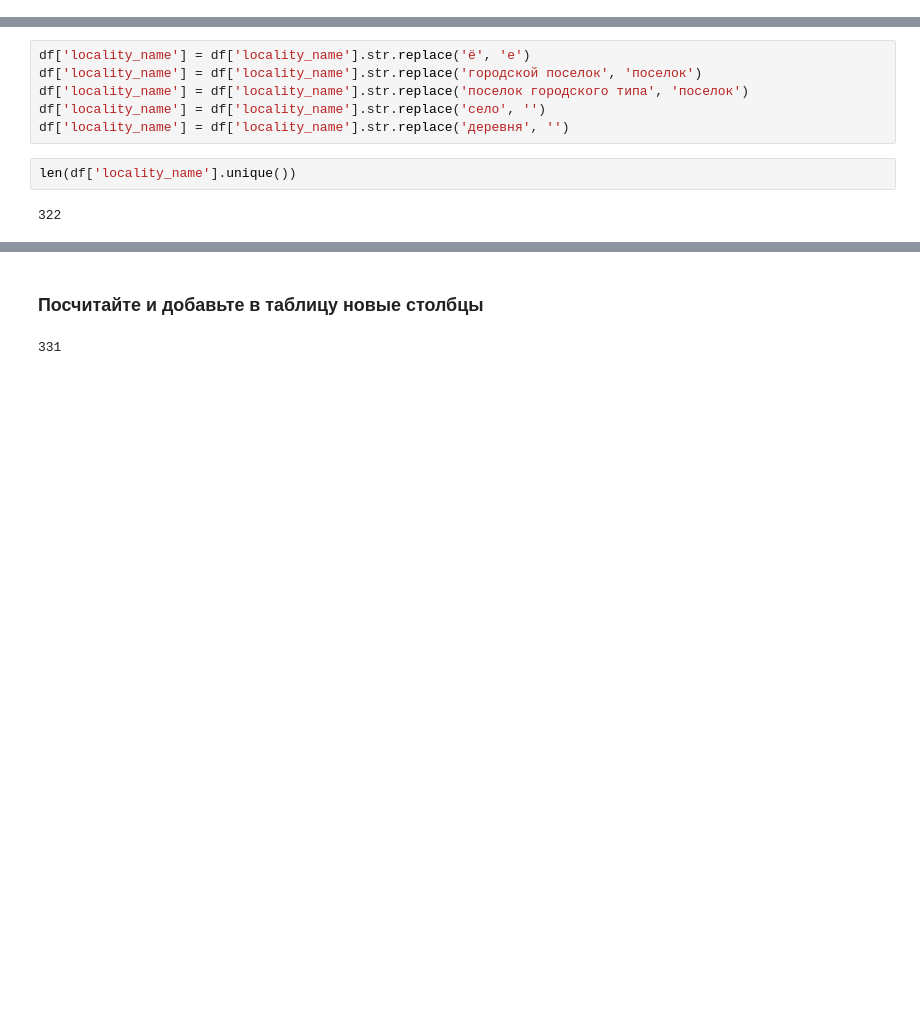
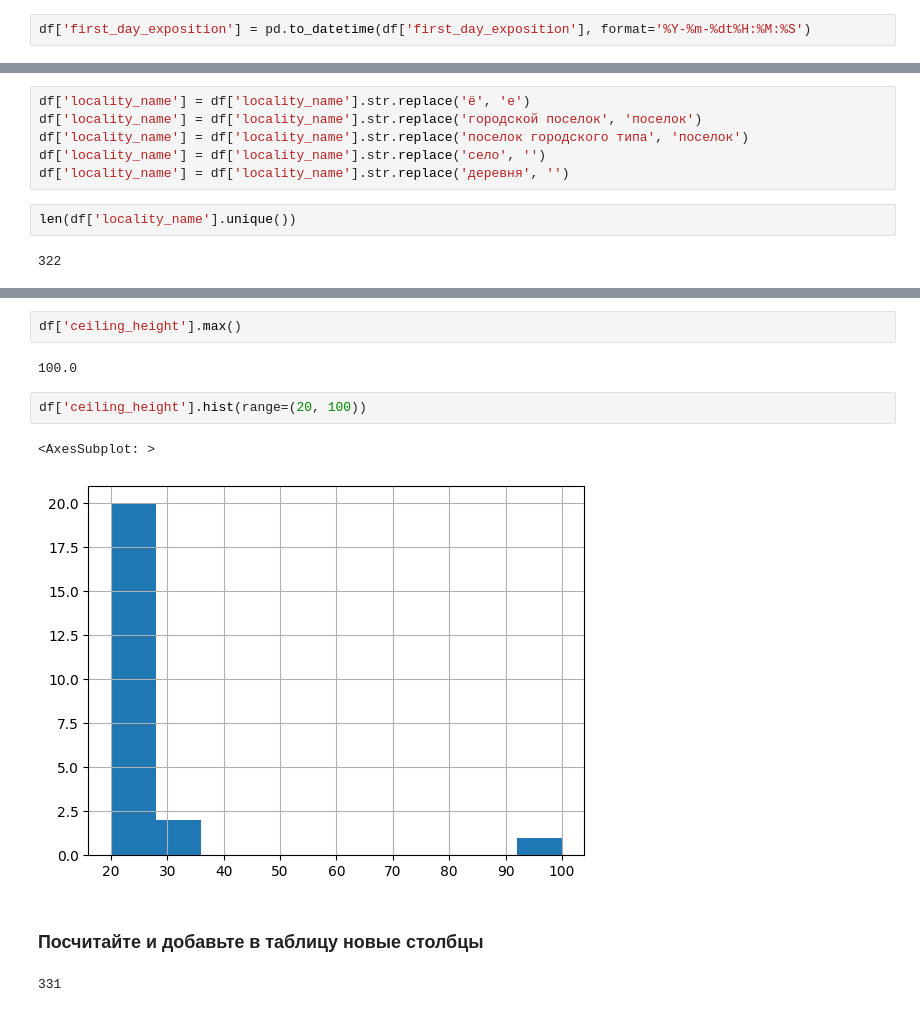
Before and after one commit to Shurick-G/practicum, a Jupyter notebook: data_exploratory analysis/d83ccfb7-2536-4a1f-b3bd-c84b51cb1ccb.ipynb, the cells around one changed output, grey strips where cells are left out. Cells and saved outputs as stored; diff of their text form; blank space fills up the shorter version.

```diff
--- a/data_exploratory analysis/d83ccfb7-2536-4a1f-b3bd-c84b51cb1ccb.ipynb
+++ b/data_exploratory analysis/d83ccfb7-2536-4a1f-b3bd-c84b51cb1ccb.ipynb
@@ -78,0 +96,2 @@ memory usage: 3.7+ MB
+# %%
+df['first_day_exposition'] = pd.to_datetime(df['first_day_exposition'], format='%Y-%m-%dt%H:%M:%S')
@@ -126,3 +156,12 @@ len(df['locality_name'].unique())
+# %%
+df['ceiling_height'].max()
+# %% [output]
+100.0
+# %%
+df['ceiling_height'].hist(range=(20, 100))
+# %% [output]
+<AxesSubplot: >
+[figure, added]
 # %% [markdown]
 ### Посчитайте и добавьте в таблицу новые столбцы
 # %%
```
Also changed, not shown: parts of 17 cells of this notebook, 1 other file.
